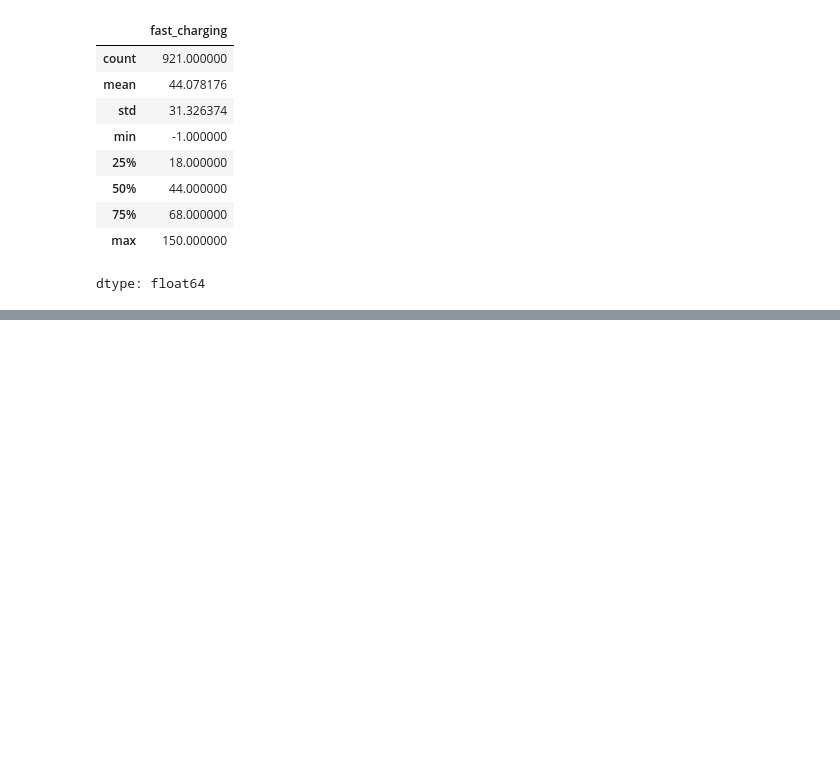
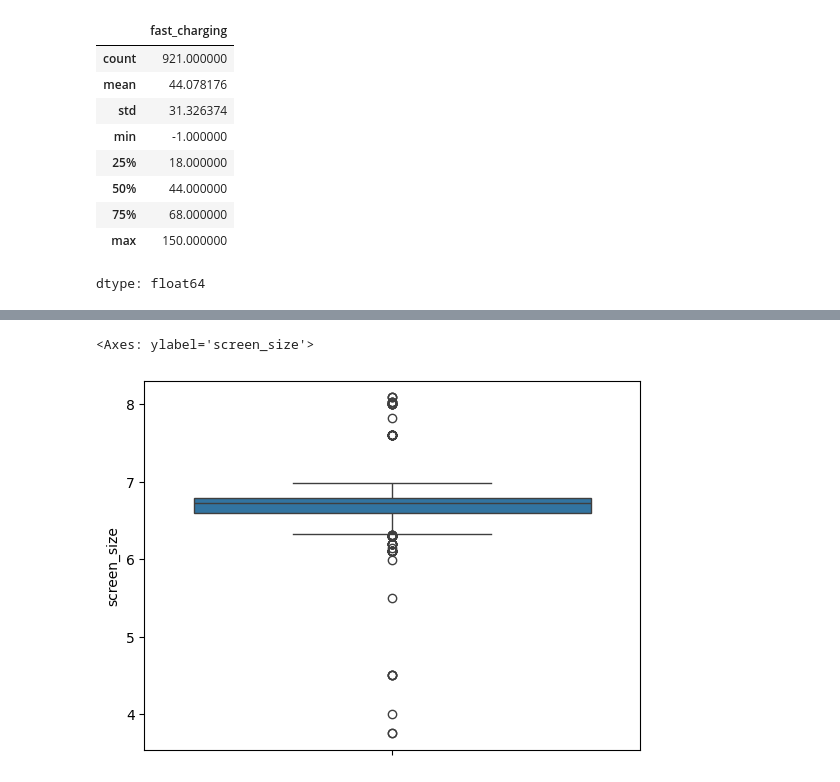
Before and after one commit to adilkamal2478/Adil_Pandas_Data_Preprocessing, a Jupyter notebook: Data_cleaning_round_2.ipynb, the cells around one changed output, grey strips where cells are left out. Saved outputs shown, nothing was run; the diff lists cells and outputs as text; code cells hidden in the pictures; blank space fills up the shorter version.

```diff
--- a/Data_cleaning_round_2.ipynb
+++ b/Data_cleaning_round_2.ipynb
@@ -539,0 +692,5 @@ df1[df1['fast_charging']== -1]
+# %%
+sns.boxplot(df1['screen_size'])
+# %% [output]
+<Axes: ylabel='screen_size'>
+[figure, added]
```
Also changed, not shown: parts of 26 cells of this notebook.
